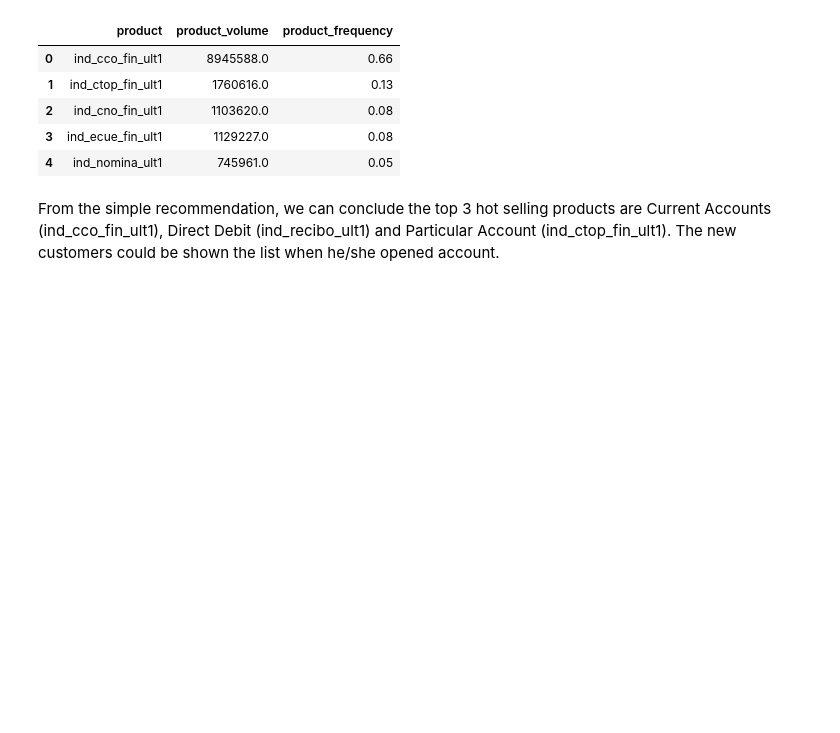
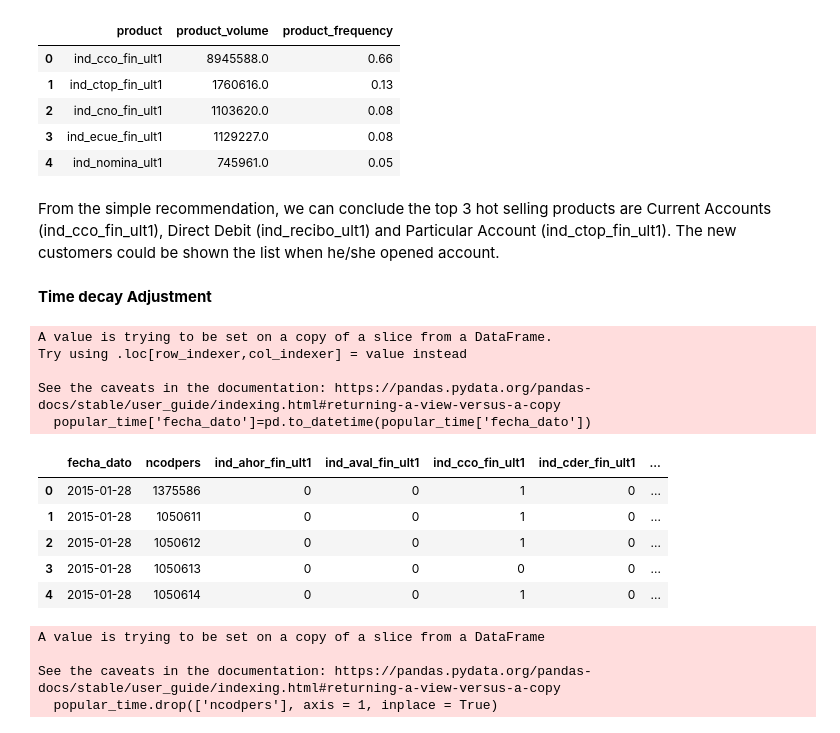
Before and after one commit to Suryasadasivam/Santander_product_recommendation_system, a Jupyter notebook: Exploratory_Data_Analysis.ipynb, the cells around one changed output. Saved outputs shown, nothing was run; the diff lists cells and outputs as text; code cells hidden in the pictures; blank space fills up the shorter version.

```diff
--- a/Exploratory_Data_Analysis.ipynb
+++ b/Exploratory_Data_Analysis.ipynb
@@ -424,3 +424,32 @@ popular_product.head(5)
 | 4 | ind_nomina_ult1 | 745961.0 | 0.05 |
 # %% [markdown]
 From the simple recommendation, we can conclude the top 3 hot selling products are Current Accounts (ind_cco_fin_ult1), Direct Debit (ind_recibo_ult1) and Particular Account (ind_ctop_fin_ult1). The new customers could be shown the list when he/she opened account.
+# %% [markdown]
+**Time decay Adjustment**
+# %%
+from math import exp
+
+popular_time = data_pop.iloc[:,[0,1,24,25,26,27,28,29,30,31,32,33,34,35,36,37,38,39,40,41,42,43,44,45]]
+popular_time['fecha_dato']=pd.to_datetime(popular_time['fecha_dato'])
+# %% [output]
+A value is trying to be set on a copy of a slice from a DataFrame.
+Try using .loc[row_indexer,col_indexer] = value instead
+
+See the caveats in the documentation: https://pandas.pydata.org/pandas-docs/stable/user_guide/indexing.html#returning-a-view-versus-a-copy
+  popular_time['fecha_dato']=pd.to_datetime(popular_time['fecha_dato'])
+# %%
+popular_time.head()
+# %% [output]
+|  | fecha_dato | ncodpers | ind_ahor_fin_ult1 | ind_aval_fin_ult1 | ind_cco_fin_ult1 | ind_cder_fin_ult1 | ... |
+| 0 | 2015-01-28 | 1375586 | 0 | 0 | 1 | 0 | ... |
+| 1 | 2015-01-28 | 1050611 | 0 | 0 | 1 | 0 | ... |
+| 2 | 2015-01-28 | 1050612 | 0 | 0 | 1 | 0 | ... |
+| 3 | 2015-01-28 | 1050613 | 0 | 0 | 0 | 0 | ... |
+| 4 | 2015-01-28 | 1050614 | 0 | 0 | 1 | 0 | ... |
+# %%
+popular_time.drop(['ncodpers'], axis = 1, inplace = True)
+# %% [output]
+A value is trying to be set on a copy of a slice from a DataFrame
+
+See the caveats in the documentation: https://pandas.pydata.org/pandas-docs/stable/user_guide/indexing.html#returning-a-view-versus-a-copy
+  popular_time.drop(['ncodpers'], axis = 1, inplace = True)
```
Also changed, not shown: parts of 13 cells of this notebook.
